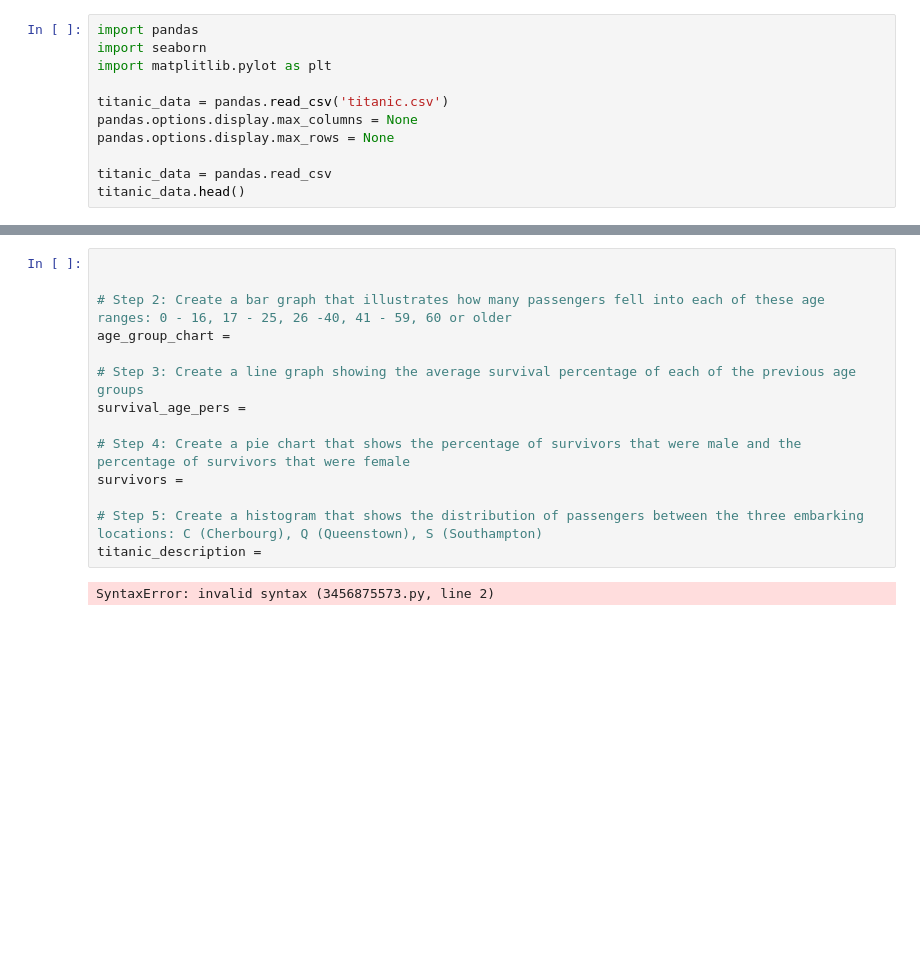
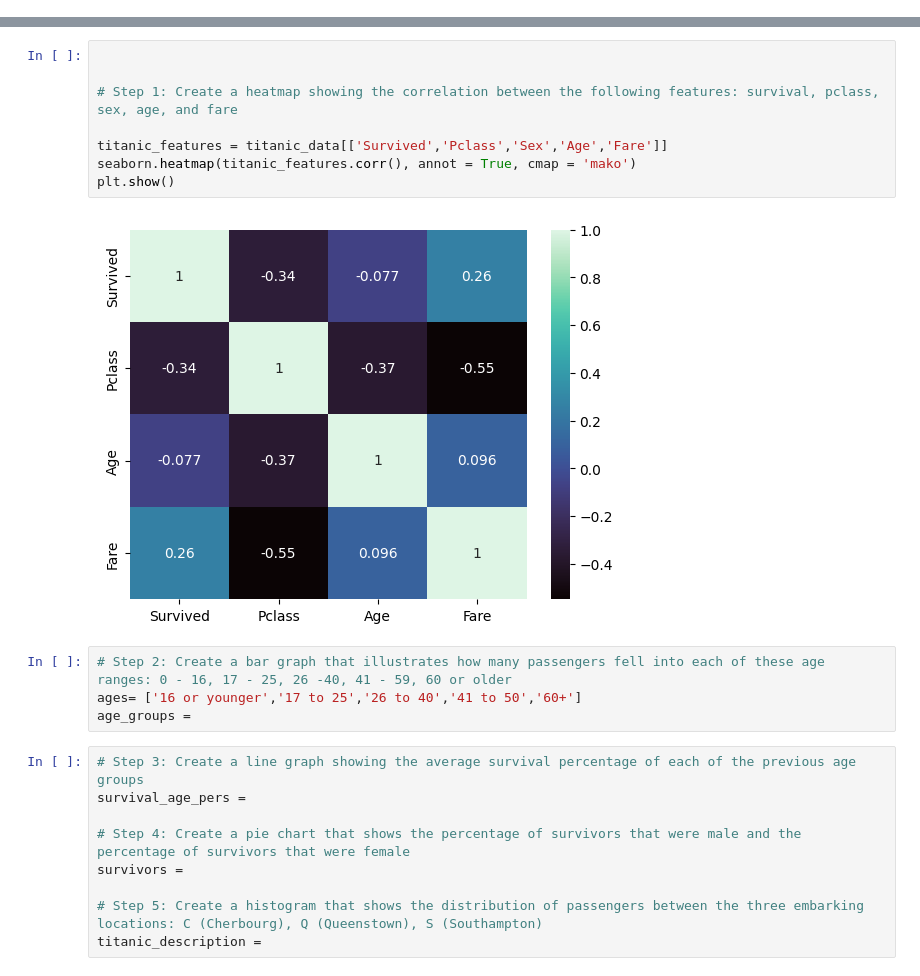
Before and after one commit to virginiarm/hth_fallprogram22, a Jupyter notebook: Finding-an-Interesting-Dataset-VirginiaRamos1-7/titanic_visualization.ipynb, the cells around one changed output, grey strips where cells are left out. Cells and saved outputs as stored; diff of their text form; blank space fills up the shorter version.

Commit message:
updating visualization assingment

```diff
--- a/Finding-an-Interesting-Dataset-VirginiaRamos1-7/titanic_visualization.ipynb
+++ b/Finding-an-Interesting-Dataset-VirginiaRamos1-7/titanic_visualization.ipynb
@@ -1,11 +0,0 @@
-# %%
-import pandas
-import seaborn
-import matplitlib.pylot as plt
-
-titanic_data = pandas.read_csv('titanic.csv')
-pandas.options.display.max_columns = None
-pandas.options.display.max_rows = None
-
-titanic_data = pandas.read_csv
-titanic_data.head()
@@ -29,9 +19,18 @@ SyntaxError: unmatched ']' (2663598019.py, line 10)
+# %%
+
+
+# Step 1: Create a heatmap showing the correlation between the following features: survival, pclass, sex, age, and fare
+
+titanic_features = titanic_data[['Survived','Pclass','Sex','Age','Fare']]
+seaborn.heatmap(titanic_features.corr(), annot = True, cmap = 'mako')
+plt.show()
+# %% [output]
+[figure, added]
+# %%
+# Step 2: Create a bar graph that illustrates how many passengers fell into each of these age ranges: 0 - 16, 17 - 25, 26 -40, 41 - 59, 60 or older
+ages= ['16 or younger','17 to 25','26 to 40','41 to 50','60+']
+age_groups =
 # %%
-
-
-# Step 2: Create a bar graph that illustrates how many passengers fell into each of these age ranges: 0 - 16, 17 - 25, 26 -40, 41 - 59, 60 or older
-age_group_chart =
-
 # Step 3: Create a line graph showing the average survival percentage of each of the previous age groups
 survival_age_pers =
 
@@ -40,5 +39,3 @@ survivors =
 
 # Step 5: Create a histogram that shows the distribution of passengers between the three embarking locations: C (Cherbourg), Q (Queenstown), S (Southampton)
 titanic_description =
-# %% [output]
-SyntaxError: invalid syntax (3456875573.py, line 2)
```
Also changed, not shown: parts of 3 cells of this notebook, 1 other file.
